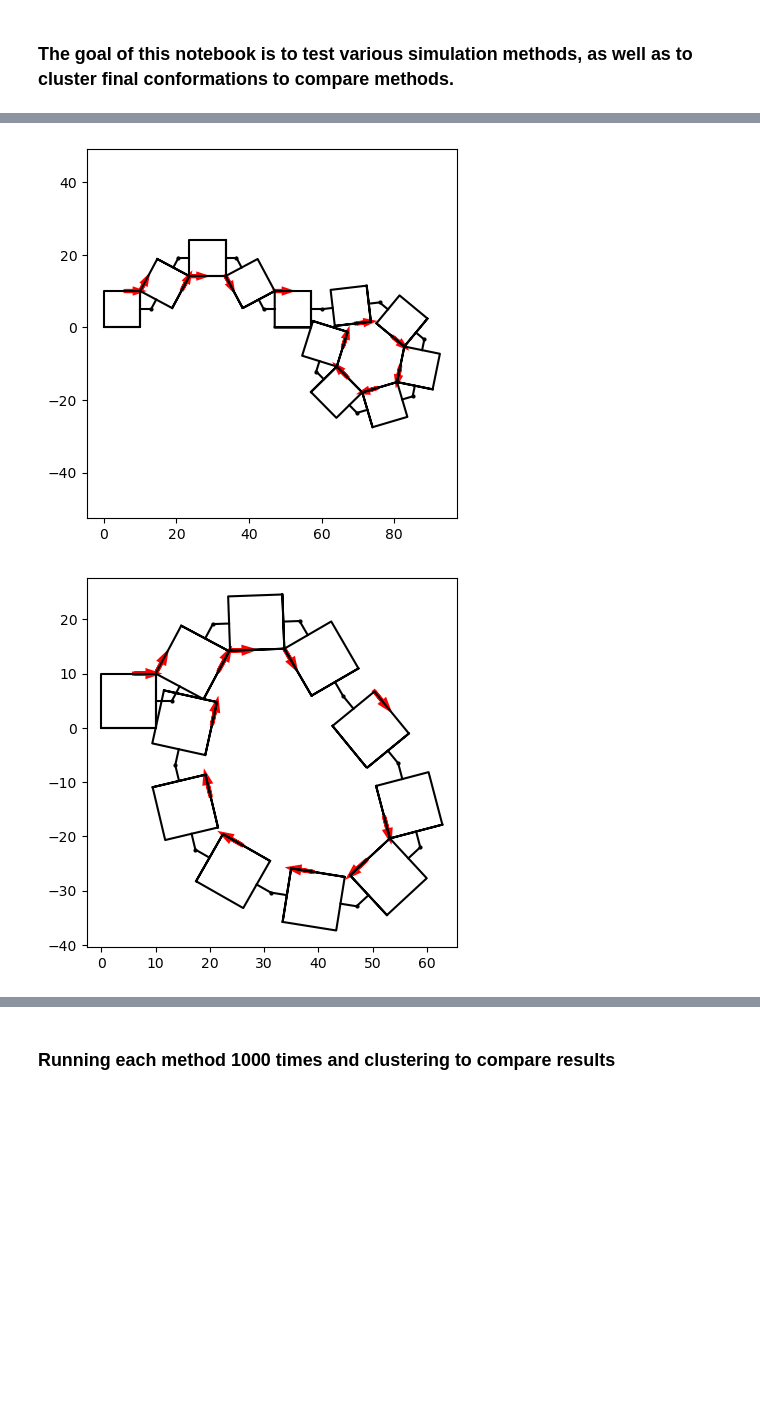
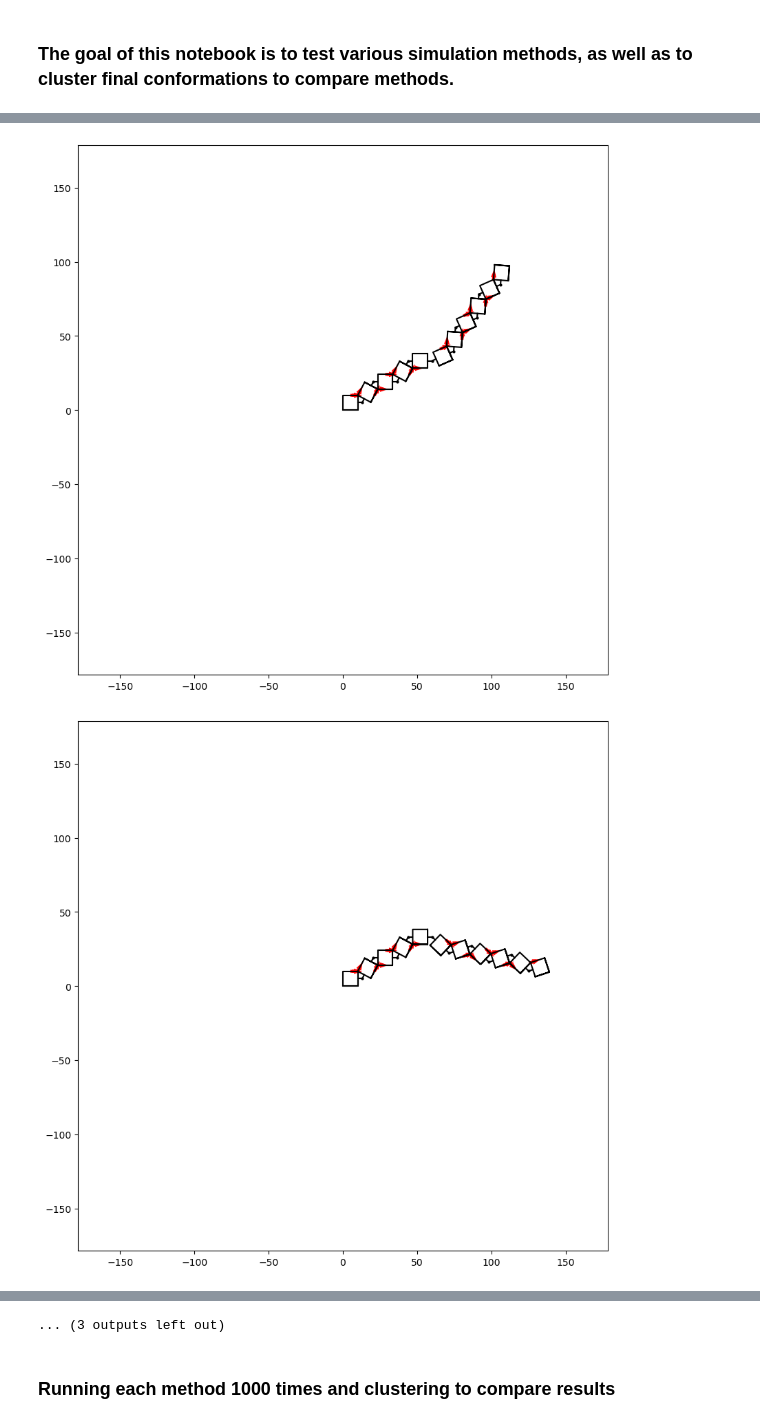
Before and after one commit to dymc9548/Magnetic-actuator-simulation, a Jupyter notebook: testing_sim_methods.ipynb, the cells around one changed output, grey strips where cells are left out. Cells and saved outputs as stored; diff of their text form; code cells hidden in the pictures; blank space fills up the shorter version.

```diff
--- a/testing_sim_methods.ipynb
+++ b/testing_sim_methods.ipynb
@@ -43,8 +44,10 @@ def averageDeltaEnergies(arr, mode='mean'):
 
     return means
 # %%
-shapes = {'shape 1': ['s', 10, 0, 0, {'patch 1': ['top right', 4, 0]}], 'shape 2':['s', 10, 6, 0, {'patch 1': ['top left', 4, 0], 'patch 2': ['bottom right', 4, 0]}], 'shape 3': ['s', 10, 6, 0, {'patch 1': ['bottom left', 4, 0]}],
-          'shape 4': ['s', 10, 6, 0, {'patch 1': ['bottom left', 4, 0]}], 'shape 5': ['s', 10, 6, 0, {'patch 1': ['top left', 4, 0]}], 'shape 6': ['s', 10, 6, 0, {'patch 1': ['bottom right', 4, 0]}], 'shape 7': ['s', 10, 6, 0, {'patch 1': ['bottom right', 4, 0]}], 'shape 8': ['s', 10, 6, 0, {'patch 1': ['bottom right', 4, 0]}], 'shape 9': ['s', 10, 6, 0, {'patch 1': ['bottom right', 4, 0]}], 'shape 10': ['s', 10, 6, 0, {'patch 1': ['bottom right', 4, 0]}], 'shape 11': ['s', 10, 6, 0, {'patch 1': ['bottom right', 4, 0]}]}
+# shapes = {'shape 1': ['s', 10, 0, 0, {'patch 1': ['top right', 4, 0]}], 'shape 2':['s', 10, 6, 0, {'patch 1': ['top left', 4, 0], 'patch 2': ['bottom right', 4, 0]}], 'shape 3': ['s', 10, 6, 0, {'patch 1': ['bottom left', 4, 0]}],
+#           'shape 4': ['s', 10, 6, 0, {'patch 1': ['bottom left', 4, 0]}], 'shape 5': ['s', 10, 6, 0, {'patch 1': ['top left', 4, 0]}], 'shape 6': ['s', 10, 6, 0, {'patch 1': ['bottom right', 4, 0]}], 'shape 7': ['s', 10, 6, 0, {'patch 1': ['bottom right', 4, 0]}], 'shape 8': ['s', 10, 6, 0, {'patch 1': ['bottom right', 4, 0]}], 'shape 9': ['s', 10, 6, 0, {'patch 1': ['bottom right', 4, 0]}], 'shape 10': ['s', 10, 6, 0, {'patch 1': ['bottom right', 4, 0]}], 'shape 11': ['s', 10, 6, 0, {'patch 1': ['bottom right', 4, 0]}]}
+
+shapes = struc('two domain') # can be 'original', 'diamond', 'six ring', 'zipper', 'two domain', 'alt corners', 'backbone', 'end-middle', 'sym frustration', 'three domain', 'alt dipole', 'dumbbell', 'greedy trap'
 
 hinge_vec, hinge_loc, shape_arr, linelist, patch_arr, patch_num = vis.generate(shapes)
 
@@ -63,6 +66,8 @@ mask_arr, v_xmat, h_xmat, v_ymat, h_ymat, Ml_mat = vis.initialize_energy(magvec)
 # sim many times
 std = 10 # angle distribution std
 max_iter = 1000 # maximum moves
-nsim = 10 # number of simulations
-final_hinges, final_es = sim.sim_many(nsim, 'monte carlo',patch_arr,shape_arr,linelist,hinge_vec, hinge_loc, std, patch_num, mask_arr, v_xmat, h_xmat, v_ymat, h_ymat, Ml_mat, max_iter, animate=False, plot=True)
+nsim = 5 # number of simulations
+final_hinges, final_es, energies = sim.sim_many(nsim, 'greedy descent',patch_arr,shape_arr,linelist,hinge_vec, hinge_loc, std, patch_num, mask_arr, v_xmat, h_xmat, v_ymat, h_ymat, Ml_mat, max_iter, animate=True, plot=False)
+final_hinges, final_es, energies = sim.sim_many(nsim, 'monte carlo',patch_arr,shape_arr,linelist,hinge_vec, hinge_loc, std, patch_num, mask_arr, v_xmat, h_xmat, v_ymat, h_ymat, Ml_mat, max_iter, animate=True, plot=False)
+final_hinges, final_es, energies = sim.sim_many(nsim, 'weighted sync',patch_arr,shape_arr,linelist,hinge_vec, hinge_loc, std, patch_num, mask_arr, v_xmat, h_xmat, v_ymat, h_ymat, Ml_mat, max_iter, animate=True, plot=False)
 # %% [output]
@@ -73,2 +78,2 @@ final_hinges, final_es = sim.sim_many(nsim, 'monte carlo',patch_arr,shape_arr,li
-[figure, old version]
+[figure, new version]
-[figure, old version]
+[figure, new version]
@@ -79,3 +86,4 @@ final_hinges, final_es = sim.sim_many(nsim, 'monte carlo',patch_arr,shape_arr,li
+... (3 outputs left out)
 # %% [markdown]
 ### Running each method 1000 times and clustering to compare results
 # %% [markdown]
```
Also changed, not shown: parts of 24 cells of this notebook, 31 other files.
